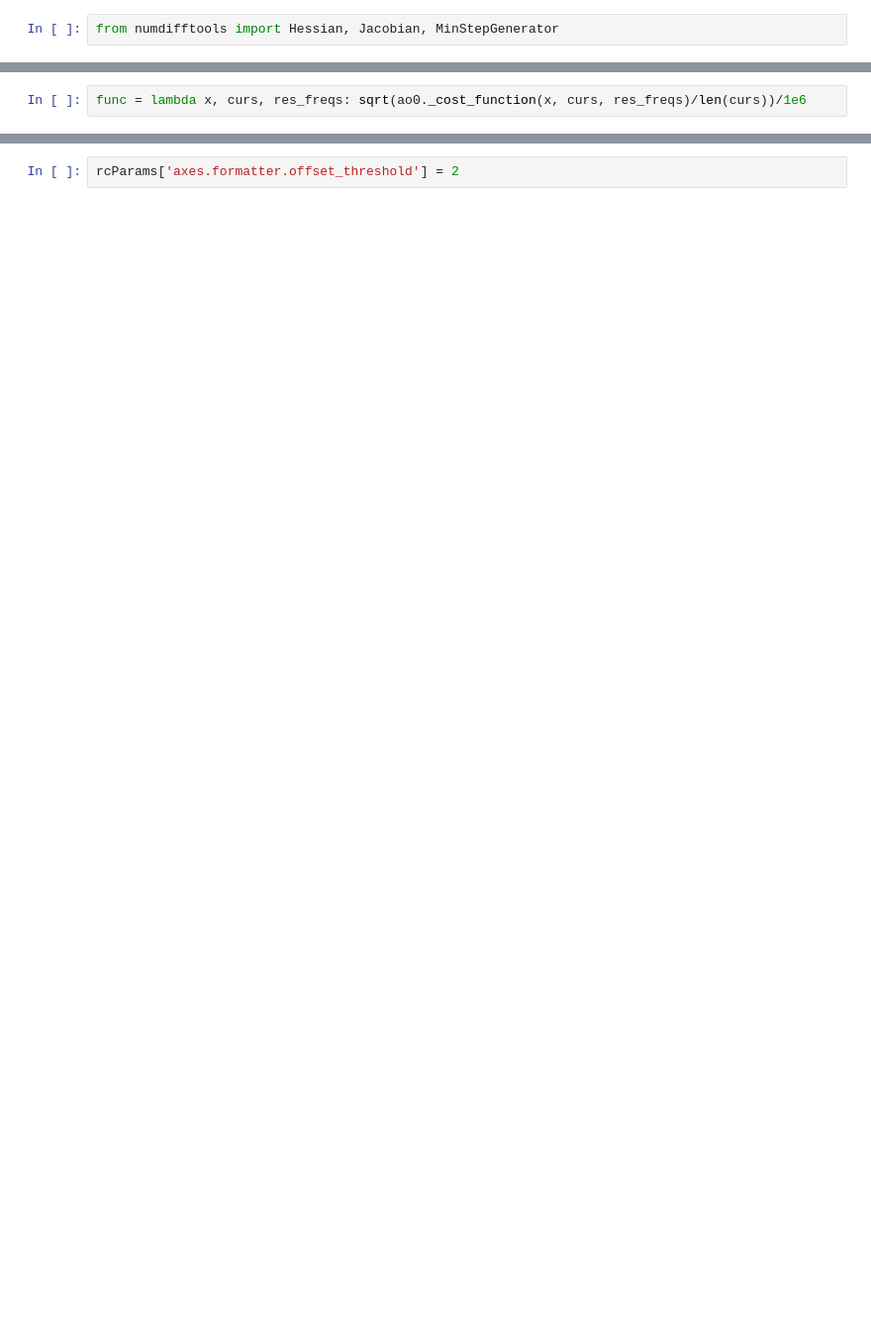
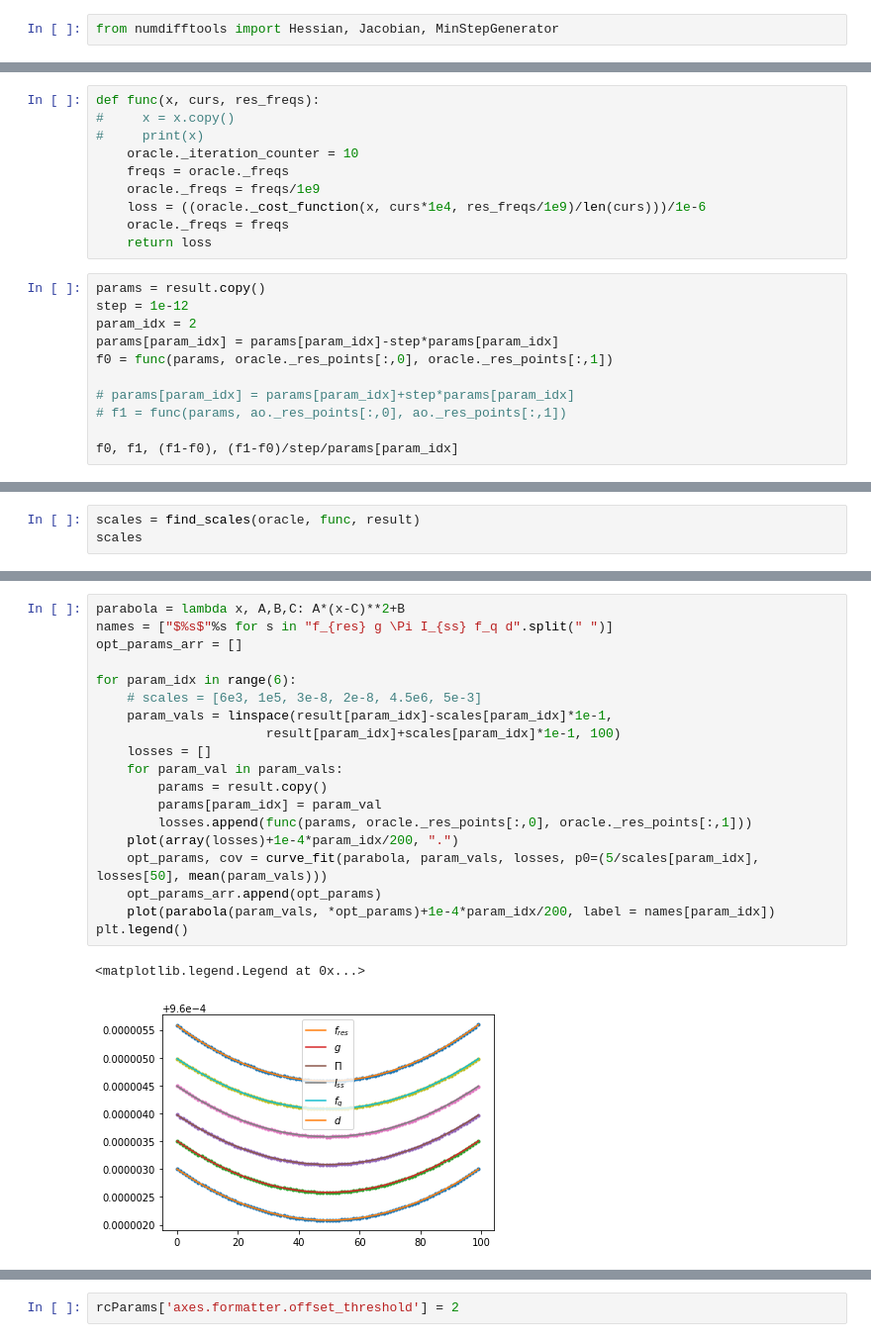
Before and after one commit to vdrhtc/Computer-vision-paper, a Jupyter notebook: Plots 2 .ipynb, the cells around one changed output, grey strips where cells are left out. Shown: that part at 99% size. Cells and saved outputs as stored; diff of their text form; blank space fills up the shorter version.

```diff
--- a/Plots 2 .ipynb
+++ b/Plots 2 .ipynb
@@ -189,2 +121,0 @@ plot((periods/result0[0][2]-1)*1e5, losses)
-# %%
-func = lambda x, curs, res_freqs: sqrt(ao0._cost_function(x, curs, res_freqs)/len(curs))/1e6
@@ -217,0 +132,21 @@ plt.xscale("log")
+# %%
+def func(x, curs, res_freqs):
+#     x = x.copy()
+#     print(x)
+    oracle._iteration_counter = 10
+    freqs = oracle._freqs
+    oracle._freqs = freqs/1e9
+    loss = ((oracle._cost_function(x, curs*1e4, res_freqs/1e9)/len(curs)))/1e-6
+    oracle._freqs = freqs
+    return loss
+# %%
+params = result.copy()
+step = 1e-12
+param_idx = 2
+params[param_idx] = params[param_idx]-step*params[param_idx]
+f0 = func(params, oracle._res_points[:,0], oracle._res_points[:,1])
+
+# params[param_idx] = params[param_idx]+step*params[param_idx]
+# f1 = func(params, ao._res_points[:,0], ao._res_points[:,1])
+
+f0, f1, (f1-f0), (f1-f0)/step/params[param_idx]
@@ -217,0 +190,3 @@ plt.xscale("log")
+# %%
+scales = find_scales(oracle, func, result)
+scales
@@ -217,0 +200,22 @@ plt.xscale("log")
+# %%
+parabola = lambda x, A,B,C: A*(x-C)**2+B
+names = ["$%s$"%s for s in "f_{res} g \Pi I_{ss} f_q d".split(" ")]
+opt_params_arr = []
+
+for param_idx in range(6):
+    # scales = [6e3, 1e5, 3e-8, 2e-8, 4.5e6, 5e-3]
+    param_vals = linspace(result[param_idx]-scales[param_idx]*1e-1,
+                      result[param_idx]+scales[param_idx]*1e-1, 100)
+    losses = []
+    for param_val in param_vals:
+        params = result.copy()
+        params[param_idx] = param_val
+        losses.append(func(params, oracle._res_points[:,0], oracle._res_points[:,1]))
+    plot(array(losses)+1e-4*param_idx/200, ".")
+    opt_params, cov = curve_fit(parabola, param_vals, losses, p0=(5/scales[param_idx], losses[50], mean(param_vals)))
+    opt_params_arr.append(opt_params)
+    plot(parabola(param_vals, *opt_params)+1e-4*param_idx/200, label = names[param_idx])
+plt.legend()
+# %% [output]
+<matplotlib.legend.Legend at 0x...>
+[figure, added]
```
Also changed, not shown: parts of 70 cells of this notebook, 4 other files.
